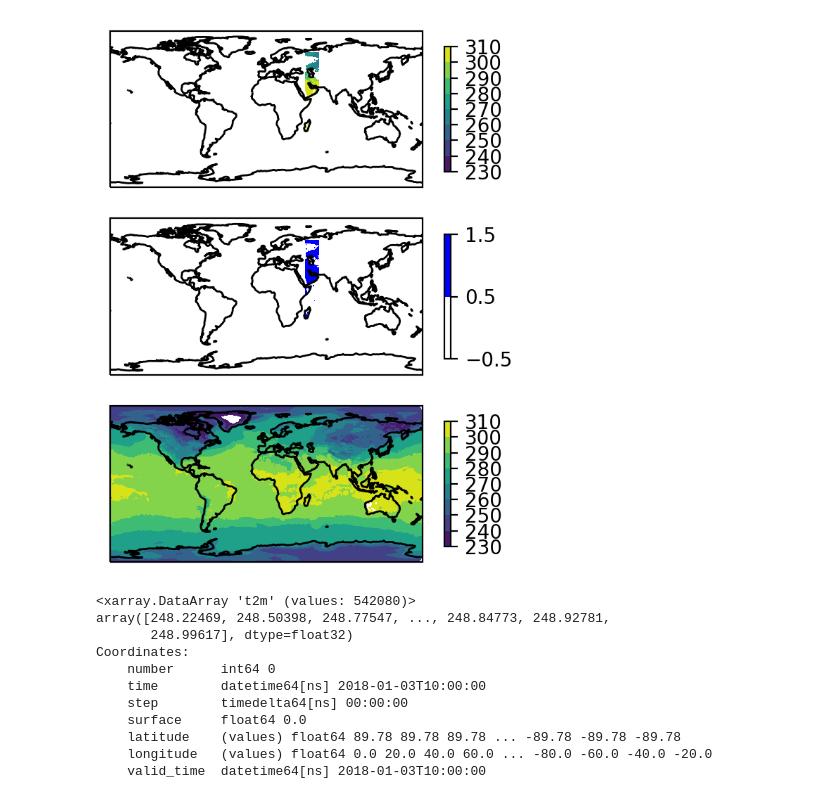
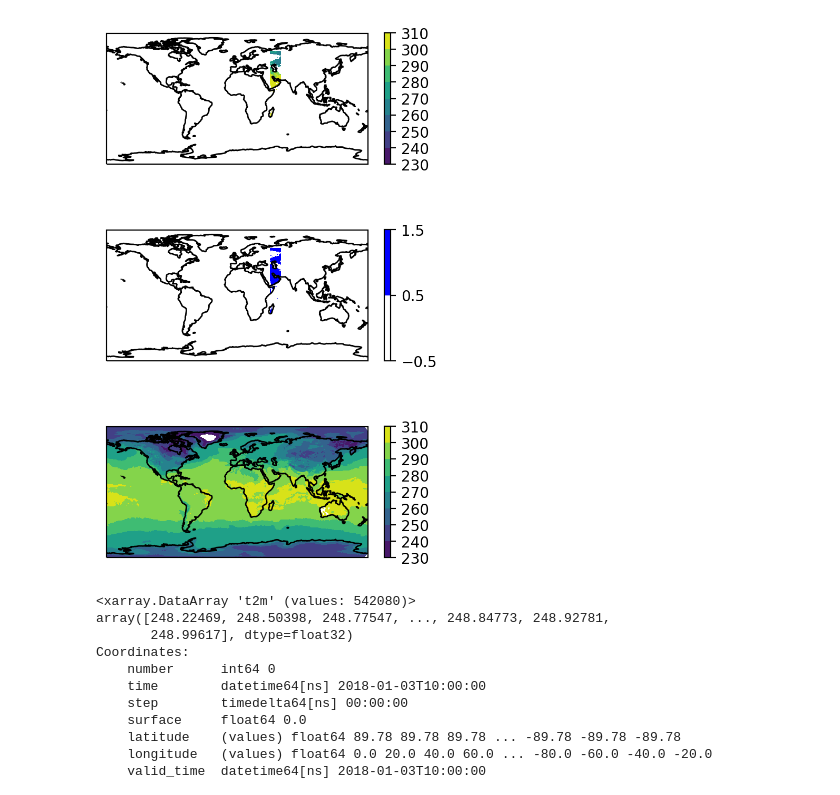
Before and after one commit to mchantry/ML4Land, a Jupyter notebook: ML4Land.ipynb, the cells around one changed output. Drawn from its saved outputs; the diff is of its cells as text; code cells hidden in the pictures.

Commit message:
Loader and mask

```diff
--- a/ML4Land.ipynb
+++ b/ML4Land.ipynb
@@ -55,7 +55,6 @@ def get_satellite_slice(date : str,
     time_delta = pd.to_timedelta(sat_xr.longitude.data/15,unit='H')
     #Convert local satellite time to UTC and round to nearest hour
     time = (pd.to_datetime([file_date + " " + local_times[satellite]]*time_delta.shape[0]) - time_delta).round('H')
-    #print(time)
     #Select desired hour
     dt = np.datetime64(f'{date} {utc_hour:02}:00:00')
     right_time = np.expand_dims(time == dt,axis=(0,1))
@@ -72,7 +71,7 @@ def get_satellite_slice(date : str,
     test_subset = sat_xr.where(subset).load()
     sat_xr.close()
     sat_xr = None
-    return test_subset[0,::-1,:]
+    return test_subset[0,::-1,:] #Inverse latitude to agree with ERA layout
 
 #Data loader for ERA. Much simpler, just select the correct file
 def get_era_data(date : str,
@@ -114,7 +113,7 @@ def get_inputs_outputs(date : str,
     era = get_era_data(date = date,
                        utc_hour = utc_hour,
                       )
-    return era, modis, mask
+    return modis, mask, era
 
 #For plotting only
 def grid_era(da):
@@ -129,44 +128,53 @@ def grid_era(da):
     return xi, yi, zi
 # %%
 #Get satellite data for a given day and time
-era, modis, mask = get_inputs_outputs('2018-01-03', #Valid values, dates in 2018, 2019,2020
+modis, mask, era = get_inputs_outputs('2018-01-03', #Valid values, dates in 2018, 2019,2020
                                       utc_hour = 10, #Valid values range(24)
                                       latitude_bound=65,
-                                      satellite = 'aquaDay', #Valid values, 'aquaDay','aquaNight','terraDay','terraNight'
+                                      satellite = 'aquaDay',
+                                      #Valid values, 'aquaDay','aquaNight','terraDay','terraNight'
+                                      # for now concentrate on aquaDay
                                      )
+
+#For a given modis and mask we want to predict the ERA 2m temperature.
+# We shouldn't expect to be able to predict this at all grid points for ERA,
+# as we only have a small subset of  longitudes for a given date and time.
+
+# There remains a question of how to select the ERA values that we want to
+# attempt to calculate. We could move the modis mask to the ERA grid?
 # %%
-fig,ax = plt.subplots(3,1,dpi=200,figsize=(4,5),
+fig,ax = plt.subplots(3,1,dpi=200,figsize=(4,7),
                       subplot_kw={'projection': ccrs.PlateCarree()}
                      )
 
 ### Plot MODIS
 coast = ax[0].coastlines()
 #Make grid for plotting purposes
 xv, yv = np.meshgrid(modis.longitude, modis.latitude, indexing='xy')
 #Contour plot
 contourf_=ax[0].contourf(xv,yv,modis,levels=np.arange(230,320,10))
 cbar = fig.colorbar(contourf_,ax=ax[0],location='right',shrink=0.8)
 
 ### Plot Mask
 coast = ax[1].coastlines()
 #Make grid for plotting purposes
 #Contour plot
 cmap = mpl.colors.ListedColormap(['w', 'b'])
 contourf_=ax[1].contourf(xv,yv,
                          #Note we plot 1 - mask
                          1 - mask, levels = [-0.5,0.5,1.5],
                          cmap=cmap)
 cbar = fig.colorbar(contourf_,ax=ax[1],location='right',shrink=0.8)
 
 ### Plot ERA
 x,y,z = grid_era(era)
 coast = ax[2].coastlines()
 #Make grid for plotting purposes
 #Contour plot
 contourf_=ax[2].contourf(x,y,z,levels=np.arange(230,320,10))
 cbar = fig.colorbar(contourf_,ax=ax[2],location='right',shrink=0.8)
 # %% [output]
-[figure, old version]
+[figure, new version]
 # %%
 #DataArray for ERA at a specific time/day
 
```
